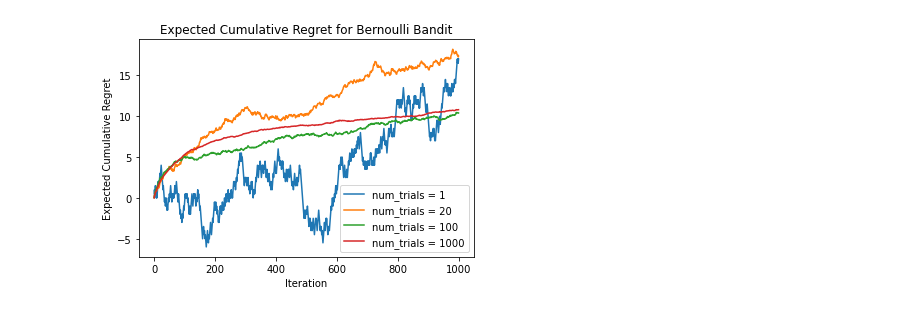
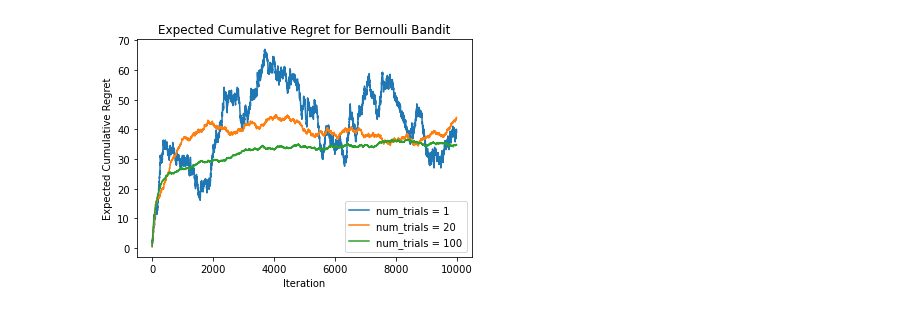
Before and after one commit to NicholasCorrado/Reinforcement-Learning, a Jupyter notebook: bandits/UCB.ipynb, the cells around one changed output. Drawn from its saved outputs; the diff is of its cells as text; code cells hidden in the pictures.

```diff
--- a/bandits/UCB.ipynb
+++ b/bandits/UCB.ipynb
@@ -101,12 +106,13 @@ def compute_cumulative_regret(bandit, rewards):
     return np.cumsum(regrets)
 
 def UCB_expected_regret(n, num_trials):
-    mu0 = 0.5
-    mu1 = 0.2
-    arms = [BernoulliArm(mu0), BernoulliArm(mu1)]
+    b0 = BernoulliArm(0.2)
+    b1 = BernoulliArm(0.5)
+    b2 = BernoulliArm(0.8)
+    arms = [b0, b1, b2]
     bandit = Bandit(arms)
 
-    delta = 0.1
+    delta = 0.01
 
     all_rewards = np.zeros((num_trials, n))
 
@@ -120,18 +126,18 @@ def UCB_expected_regret(n, num_trials):
 # %%
 def plot_expected_regret_UCB():
 
-    num_trials_vec = [1, 20, 100, 1000]
+    num_trials_vec = [1,20,100]
 
     for num_trials in num_trials_vec:
-        expected_regret = UCB_expected_regret(1000, num_trials)
+        expected_regret = UCB_expected_regret(10000, num_trials)
         plt.plot(expected_regret, label='num_trials = ' + str(num_trials))
 
     plt.title('Expected Cumulative Regret for Bernoulli Bandit')
     plt.ylabel('Expected Cumulative Regret')
     plt.xlabel('Iteration')
     plt.legend()
     plt.show()
 
 plot_expected_regret_UCB()
 # %% [output]
-[figure, old version]
+[figure, new version]
```
Also changed, not shown: parts of 5 cells of this notebook.
